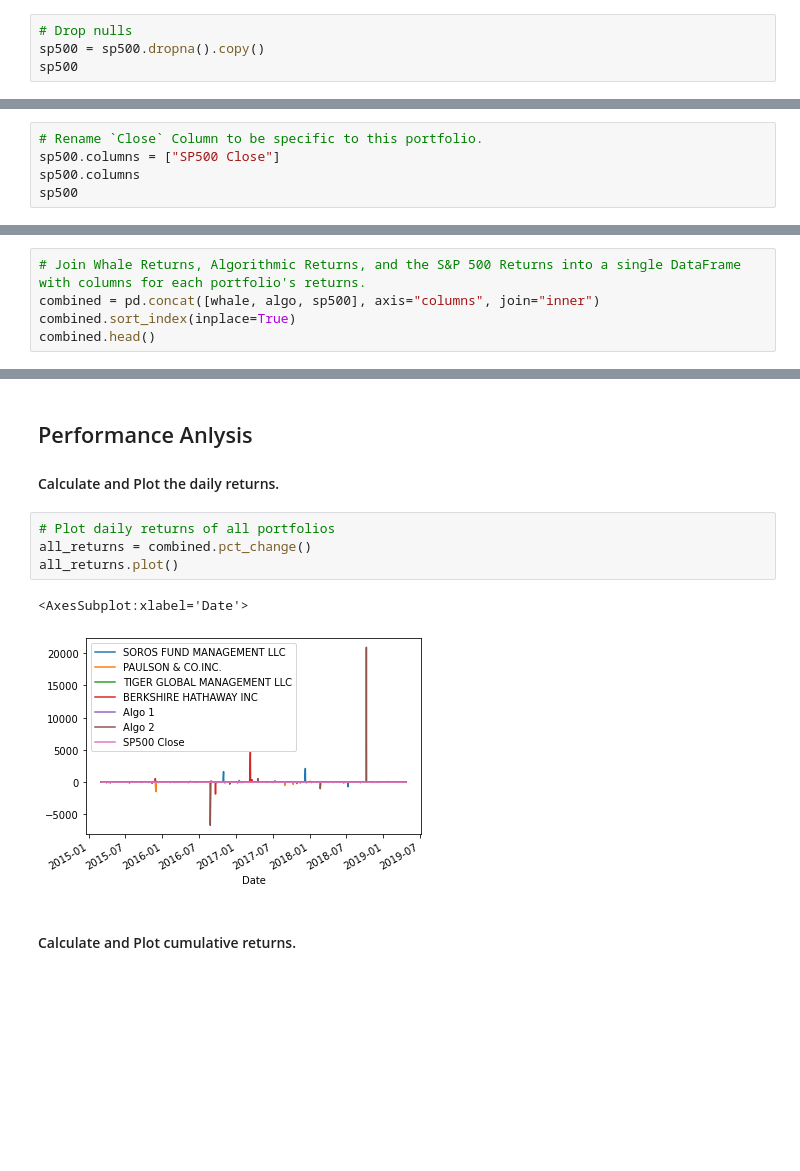
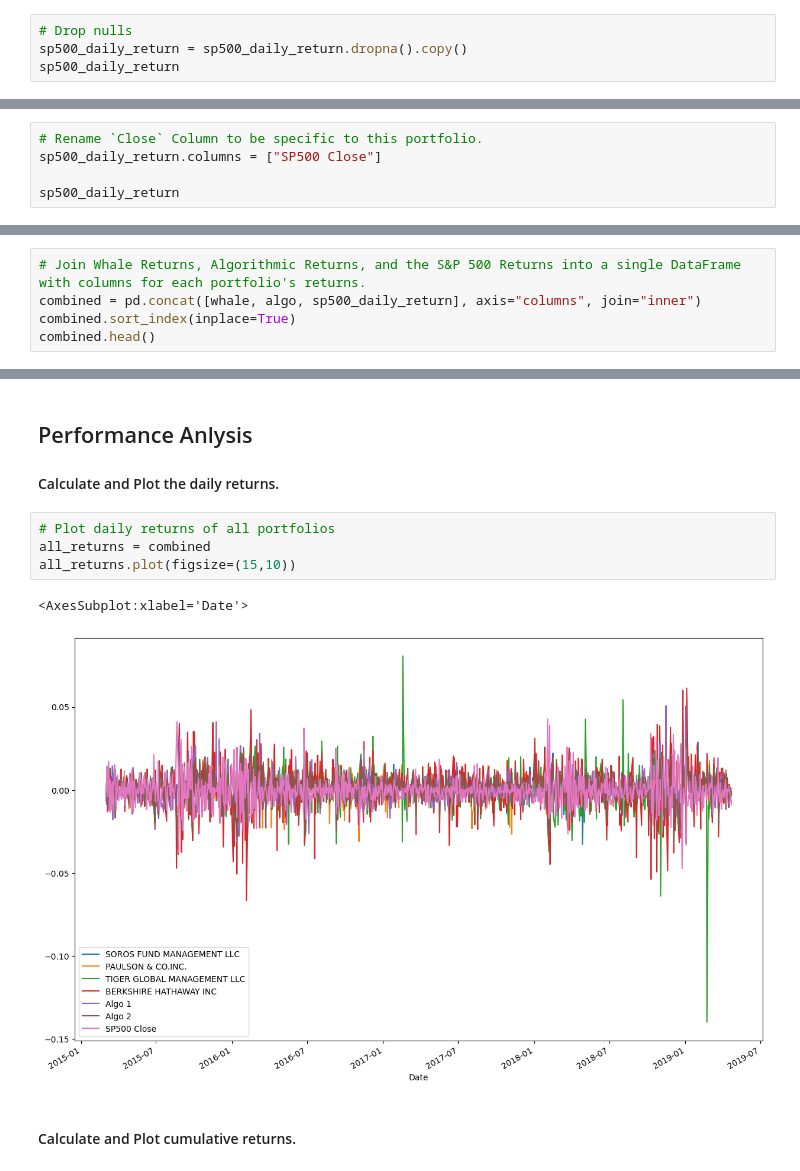
Before and after one commit to Kochnov/HW3, a Jupyter notebook: whale_analysis.ipynb, the cells around one changed output, grey strips where cells are left out. Cells and saved outputs as stored; diff of their text form; blank space fills up the shorter version.

```diff
--- a/whale_analysis.ipynb
+++ b/whale_analysis.ipynb
@@ -187,8 +187,8 @@ sp500_daily_return
 1649 rows × 1 columns
 # %%
 # Drop nulls
-sp500 = sp500.dropna().copy()
-sp500
+sp500_daily_return = sp500_daily_return.dropna().copy()
+sp500_daily_return
 # %% [output]
 |  | Close |
 | Date |  |
@@ -207,8 +207,8 @@ sp500
 # %%
 # Rename `Close` Column to be specific to this portfolio.
-sp500.columns = ["SP500 Close"]
-sp500.columns
-sp500
+sp500_daily_return.columns = ["SP500 Close"]
+
+sp500_daily_return
 # %% [output]
 |  | SP500 Close |
 | Date |  |
@@ -228,7 +228,7 @@ sp500
 ## Combine Whale, Algorithmic, and S&P 500 Returns
 # %%
 # Join Whale Returns, Algorithmic Returns, and the S&P 500 Returns into a single DataFrame with columns for each portfolio's returns.
-combined = pd.concat([whale, algo, sp500], axis="columns", join="inner")
+combined = pd.concat([whale, algo, sp500_daily_return], axis="columns", join="inner")
 combined.sort_index(inplace=True)
 combined.head()
 # %% [output]
@@ -251,11 +251,11 @@ In this section, you will calculate and visualize performance and risk metrics f
 #### Calculate and Plot the daily returns.
 # %%
 # Plot daily returns of all portfolios
-all_returns = combined.pct_change()
-all_returns.plot()
+all_returns = combined
+all_returns.plot(figsize=(15,10))
 # %% [output]
 <AxesSubplot:xlabel='Date'>
-[figure, old version]
+[figure, new version]
 # %% [markdown]
 #### Calculate and Plot cumulative returns.
 # %%
```
Also changed, not shown: parts of 32 cells of this notebook.
